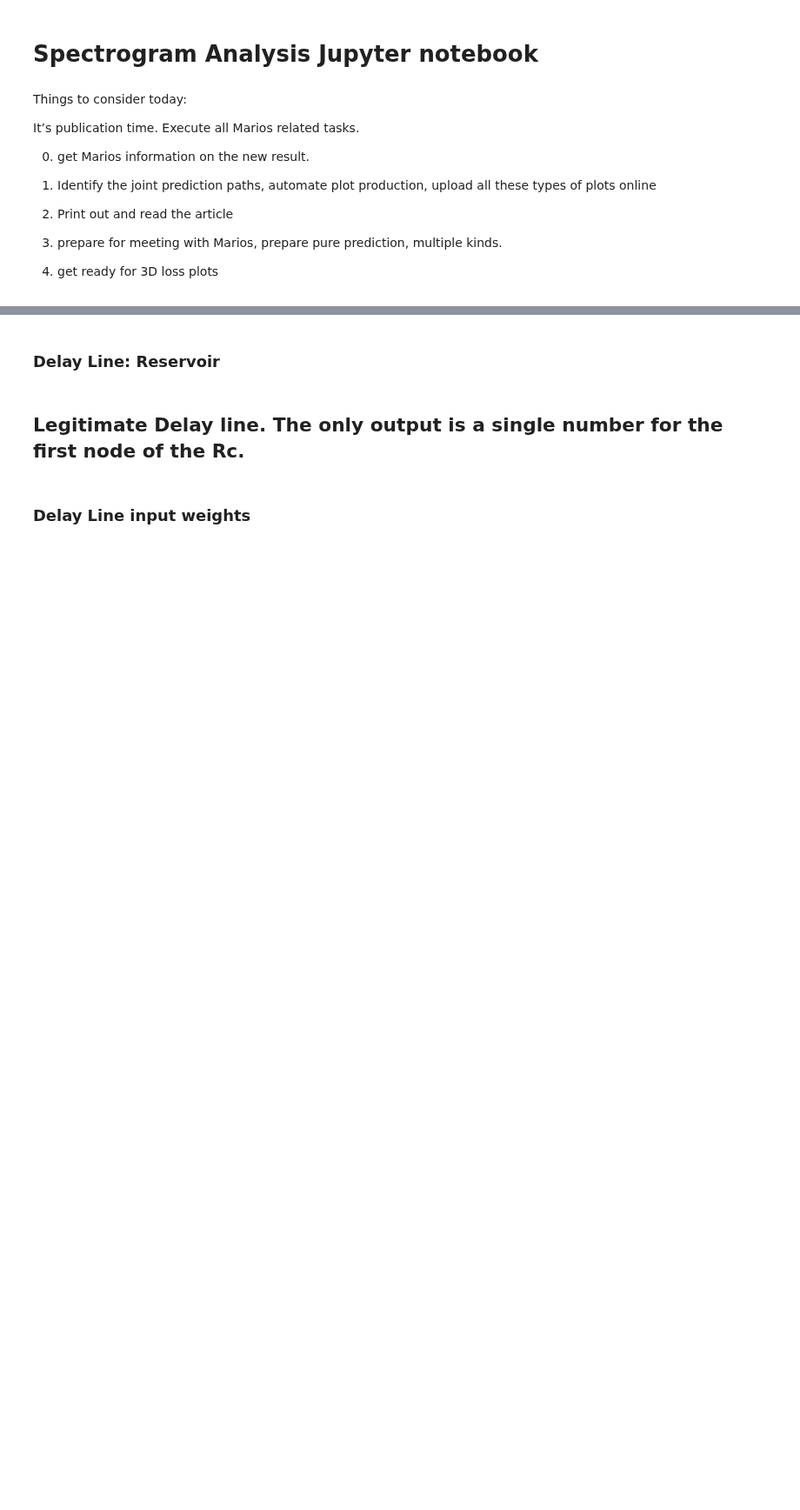
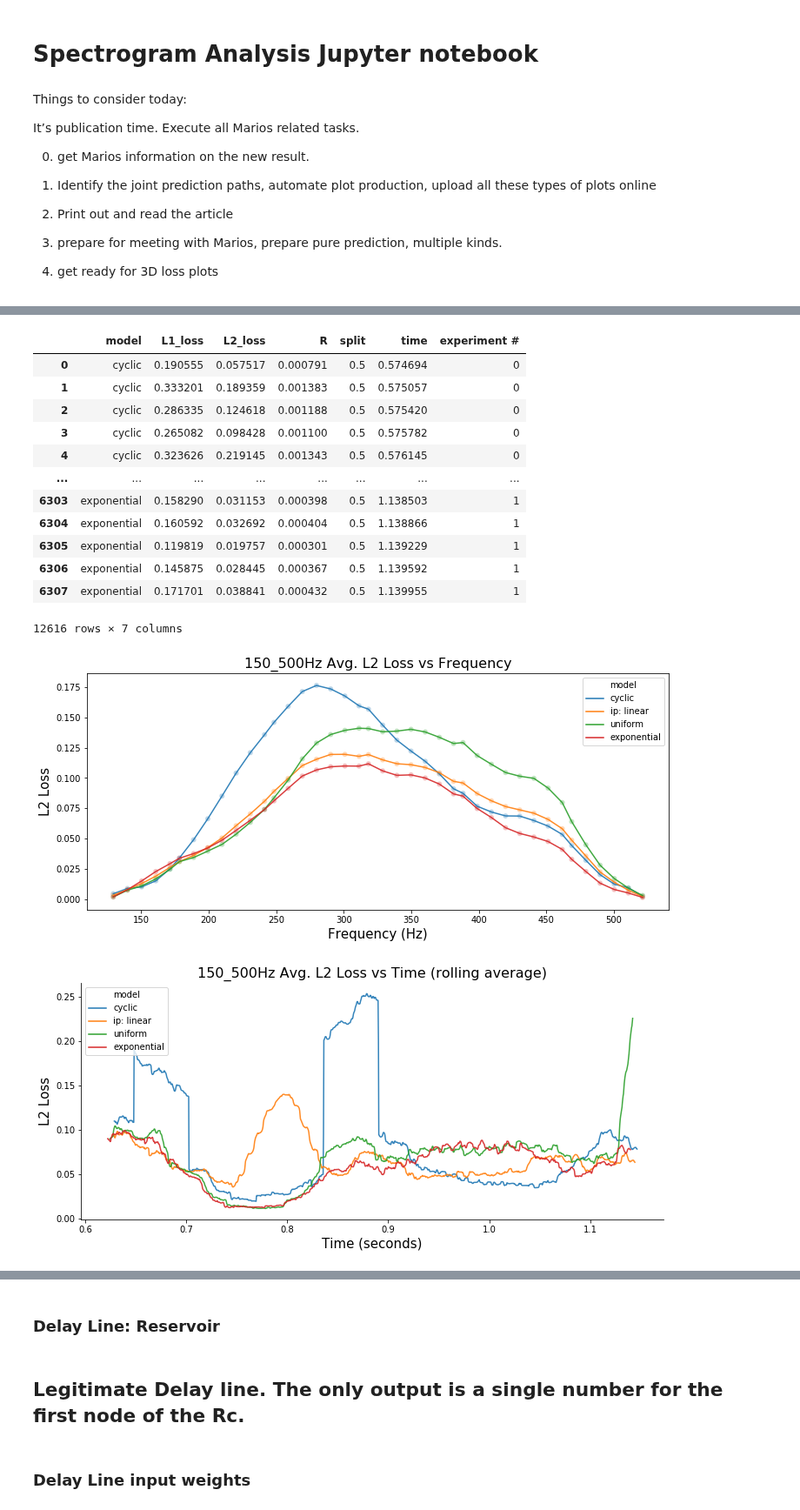
Before and after one commit to blindedjoy/Reservoir, a Jupyter notebook: MARIOS/Analysis.ipynb, the cells around one changed output, grey strips where cells are left out. Shown at 87% size. Cells and saved outputs as stored; diff of their text form; code cells hidden in the pictures; blank space fills up the shorter version.

```diff
--- a/MARIOS/Analysis.ipynb
+++ b/MARIOS/Analysis.ipynb
@@ -270,3 +216,21 @@ quick_plot(1, combined_analysis)
+# %%
+quick_plot(1, combined_analysis, outfile = "150_500Hz")
+# %% [output]
+|  | model | L1_loss | L2_loss | R | split | time | experiment # |
+| 0 | cyclic | 0.190555 | 0.057517 | 0.000791 | 0.5 | 0.574694 | 0 |
+| 1 | cyclic | 0.333201 | 0.189359 | 0.001383 | 0.5 | 0.575057 | 0 |
+| 2 | cyclic | 0.286335 | 0.124618 | 0.001188 | 0.5 | 0.575420 | 0 |
+| 3 | cyclic | 0.265082 | 0.098428 | 0.001100 | 0.5 | 0.575782 | 0 |
+| 4 | cyclic | 0.323626 | 0.219145 | 0.001343 | 0.5 | 0.576145 | 0 |
+| ... | ... | ... | ... | ... | ... | ... | ... |
+| 6303 | exponential | 0.158290 | 0.031153 | 0.000398 | 0.5 | 1.138503 | 1 |
+| 6304 | exponential | 0.160592 | 0.032692 | 0.000404 | 0.5 | 1.138866 | 1 |
+| 6305 | exponential | 0.119819 | 0.019757 | 0.000301 | 0.5 | 1.139229 | 1 |
+| 6306 | exponential | 0.145875 | 0.028445 | 0.000367 | 0.5 | 1.139592 | 1 |
+| 6307 | exponential | 0.171701 | 0.038841 | 0.000432 | 0.5 | 1.139955 | 1 |
+12616 rows × 7 columns
+[figure, added]
+[figure, added]
 # %%
 combined_analysis.hyper_parameter_plot()
 # %% [output]
```
Also changed, not shown: parts of 13 cells of this notebook, 42 other files.
